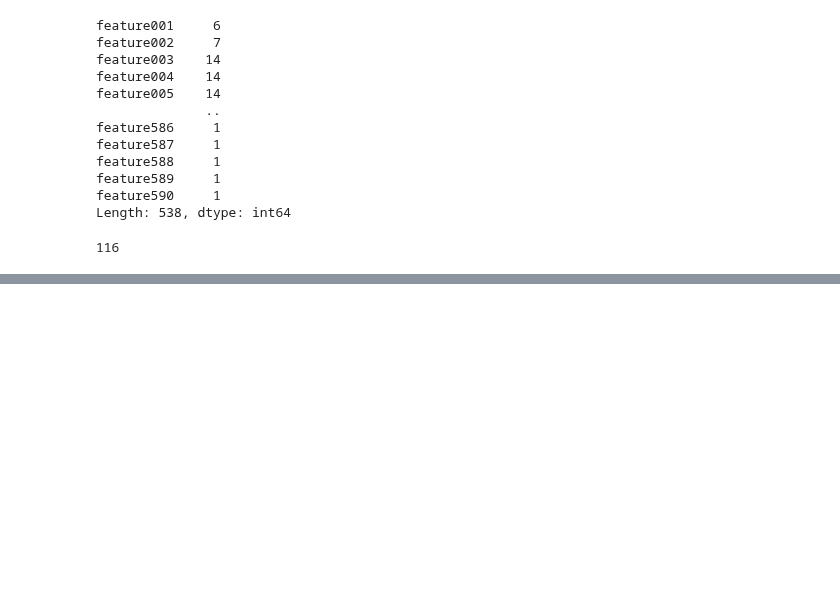
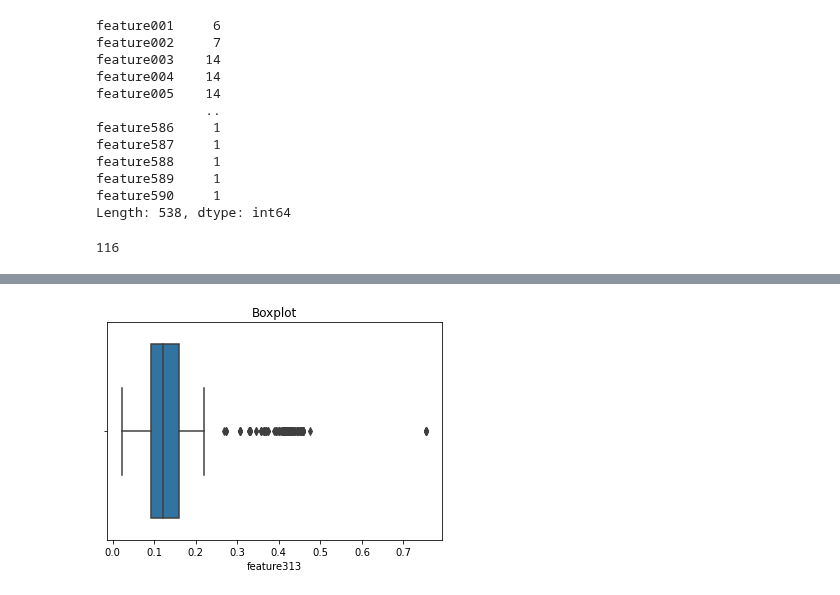
Before and after one commit to Landschy/datamining-htw, a Jupyter notebook: scripts/chayanon.ipynb, the cells around one changed output, grey strips where cells are left out. Saved outputs shown, nothing was run; the diff lists cells and outputs as text; code cells hidden in the pictures; blank space fills up the shorter version.

```diff
--- a/scripts/chayanon.ipynb
+++ b/scripts/chayanon.ipynb
@@ -275,0 +313,6 @@ len(raw_data.columns[raw_data.nunique() == 1])
+# %%
+sns.boxplot(x= feature_data.iloc[:,312])
+plt.title('Boxplot')
+plt.show()
+# %% [output]
+[figure, added]
```
Also changed, not shown: parts of 20 cells of this notebook.
